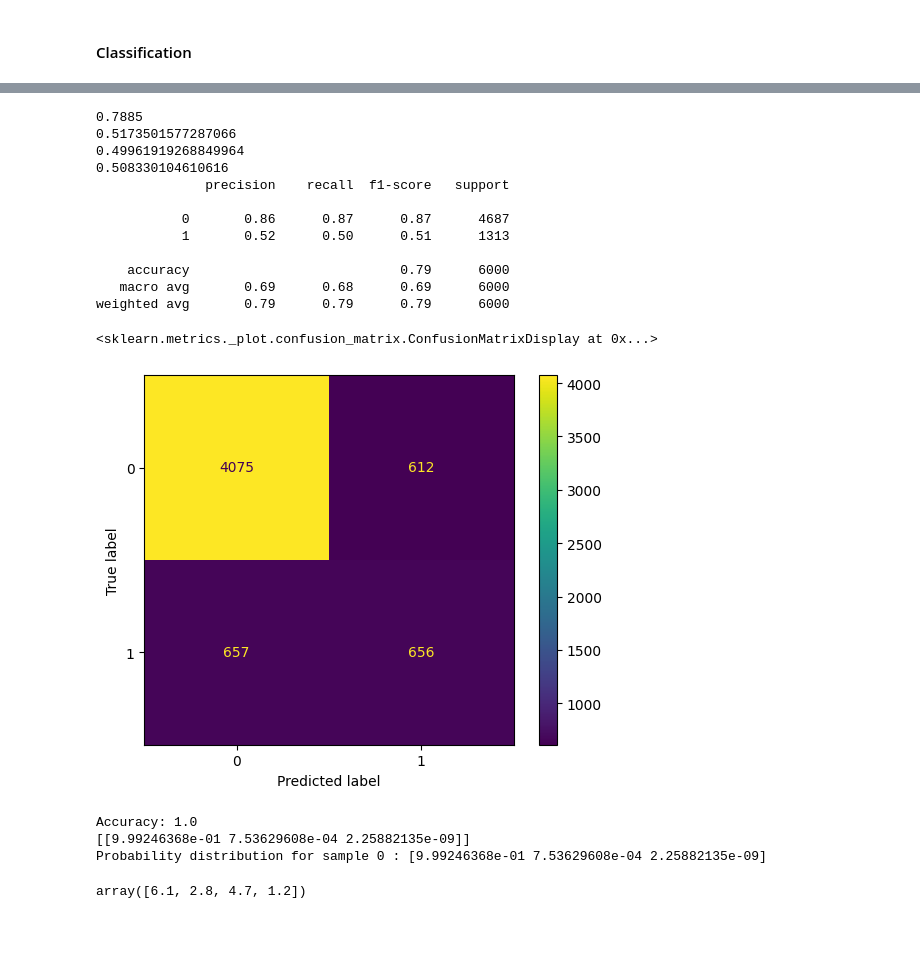
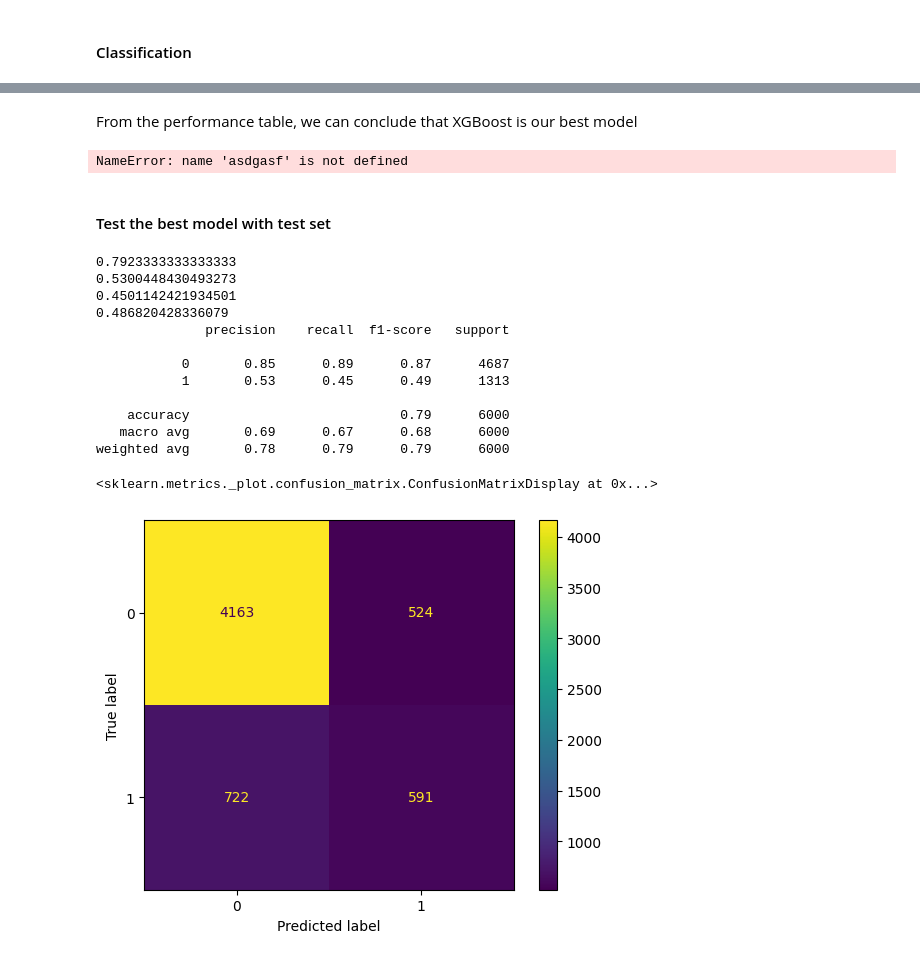
Before and after one commit to thamakornk-ait/BIA_project, a Jupyter notebook: default_credit_card_model_Classification.ipynb, the cells around one changed output, grey strips where cells are left out. Drawn from its saved outputs; the diff is of its cells as text; code cells hidden in the pictures; blank space fills up the shorter version.

```diff
--- a/default_credit_card_model_Classification.ipynb
+++ b/default_credit_card_model_Classification.ipynb
@@ -37,7 +39,7 @@ import matplotlib.pyplot as plt
 import warnings
 warnings.filterwarnings('ignore')
 # %%
-default_file_path = './root/data/UCI_Credit_Card.csv'
+default_file_path = './data/UCI_Credit_Card.csv'
 # %%
 #create dataframe
 df = pd.read_csv(default_file_path,sep=',')
@@ -361,86 +474,49 @@ model:  XGBClassifier(base_score=None, booster=None, callbacks=None,
+# %% [markdown]
+From the performance table, we can conclude that XGBoost is our best model
+# %%
+asdgasf
+# %% [output]
+NameError: name 'asdgasf' is not defined
+# %% [markdown]
+#### Test the best model with test set
 # %%
 
 from sklearn.metrics import accuracy_score, precision_score, recall_score, f1_score
 
 from sklearn.metrics import classification_report
 
 
 from sklearn.metrics import confusion_matrix, ConfusionMatrixDisplay
 
 # load a model from MLflow
-model = mlflow.pyfunc.load_model('runs:/c9146e00ea144655b1036bb4a42d0666/model/')
+model = joblib.load('best_xgboost_model.pkl')
 ypred = model.predict(X_test)
 
 print(accuracy_score(y_test, ypred))
 print(precision_score(y_test, ypred))
 print(recall_score(y_test, ypred))
 print(f1_score(y_test, ypred))
 
 # print classification report
 print(classification_report(y_test, ypred))
 
 #display confusion matrix
 cm = confusion_matrix(y_test, ypred)
 cmp = ConfusionMatrixDisplay(cm, display_labels=[0, 1])
 
 cmp.plot()
 # %% [output]
-0.7885
-0.5173501577287066
-0.49961919268849964
-0.508330104610616
+0.7923333333333333
+0.5300448430493273
+0.4501142421934501
+0.486820428336079
               precision    recall  f1-score   support
 
-           0       0.86      0.87      0.87      4687
-           1       0.52      0.50      0.51      1313
+           0       0.85      0.89      0.87      4687
+           1       0.53      0.45      0.49      1313
 
     accuracy                           0.79      6000
-   macro avg       0.69      0.68      0.69      6000
-weighted avg       0.79      0.79      0.79      6000
+   macro avg       0.69      0.67      0.68      6000
+weighted avg       0.78      0.79      0.79      6000
 <sklearn.metrics._plot.confusion_matrix.ConfusionMatrixDisplay at 0x...>
-[figure, old version]
+[figure, new version]
-# %%
-from sklearn.datasets import load_iris
-from sklearn.model_selection import train_test_split
-from sklearn.linear_model import LogisticRegression
-from sklearn.metrics import accuracy_score
-
-# Load the Iris dataset
-iris = load_iris()
-X = iris.data
-y = iris.target
-
-# Split the dataset into training and testing sets
-X_train, X_test, y_train, y_test = train_test_split(X, y, test_size=0.2, random_state=42)
-
-# Create a logistic regression model
-model = LogisticRegression(max_iter=1000)
-
-# Train the model
-model.fit(X_train, y_train)
-
-# Make predictions
-predictions = model.predict(X_test)
-
-# Calculate accuracy
-accuracy = accuracy_score(y_test, predictions)
-print("Accuracy:", accuracy)
-
-# Obtain probability estimates
-probability_estimates = model.predict_proba([[0,0,0,0]])
-print(probability_estimates)
-
-# The probability_estimates variable now contains the probability estimates for each class
-# Each row corresponds to a sample, and each column corresponds to a class
-# You can access the probabilities for a specific sample like this:
-sample_index = 0
-probabilities = probability_estimates[sample_index]
-print("Probability distribution for sample", sample_index, ":", probabilities)
-# %% [output]
-Accuracy: 1.0
-[[9.99246368e-01 7.53629608e-04 2.25882135e-09]]
-Probability distribution for sample 0 : [9.99246368e-01 7.53629608e-04 2.25882135e-09]
-# %%
-X_test[0]
-# %% [output]
-array([6.1, 2.8, 4.7, 1.2])
```
Also changed, not shown: parts of 43 cells of this notebook, 3 other files.
